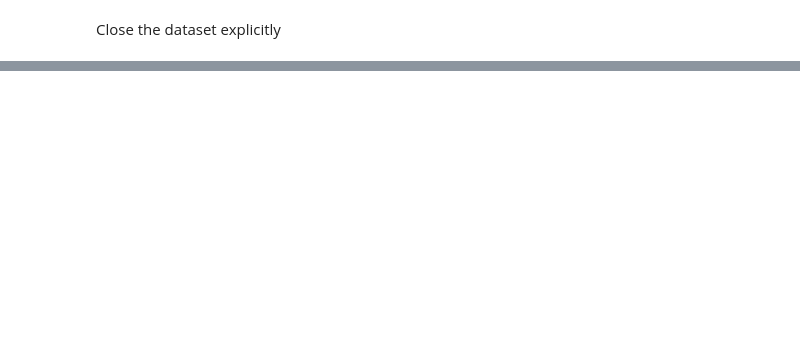
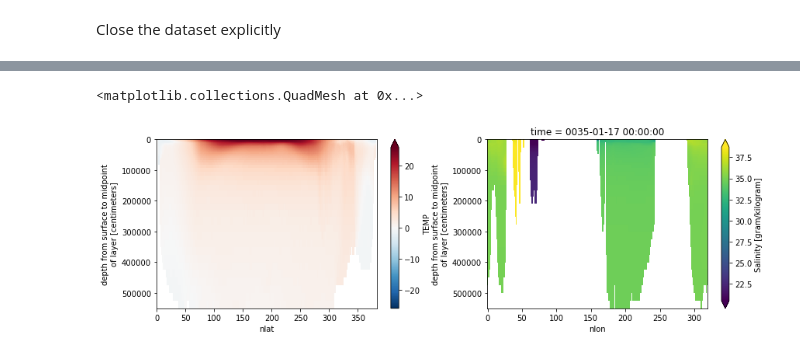
Before and after one commit to abishekg7/intro_xarray_dask, a Jupyter notebook: notebooks/2_xarray_climate.ipynb, the cells around one changed output, grey strips where cells are left out. Drawn from its saved outputs; the diff is of its cells as text; code cells hidden in the pictures; blank space fills up the shorter version.

```diff
--- a/notebooks/2_xarray_climate.ipynb
+++ b/notebooks/2_xarray_climate.ipynb
@@ -162,0 +192,16 @@ ds.close()
+# %%
+import xarray as xr
+
+filename='/scratch/training/intro_pangeo/datasets/b.e13.B1950C5.ne30_g16.ihesp24_1950cntl.002\
+/ocn/hist/b.e13.B1950C5.ne30_g16.ihesp24_1950cntl.002.pop.h.0035.01-06.nc'
+ds = xr.open_dataset(filename)
+
+var1 = ds.TEMP.mean(dim=['nlon','time'])
+var2 = ds.SALT.isel(time=0,nlat=300)
+
+f, (ax1, ax2) = plt.subplots(1, 2, figsize=(14, 4))
+var1.plot(ax=ax1, robust=True, yincrease=False)
+var2.plot(ax=ax2, robust=True, yincrease=False)
+# %% [output]
+<matplotlib.collections.QuadMesh at 0x...>
+[figure, added]
```
Also changed, not shown: parts of 10 cells of this notebook, 6 other files.
